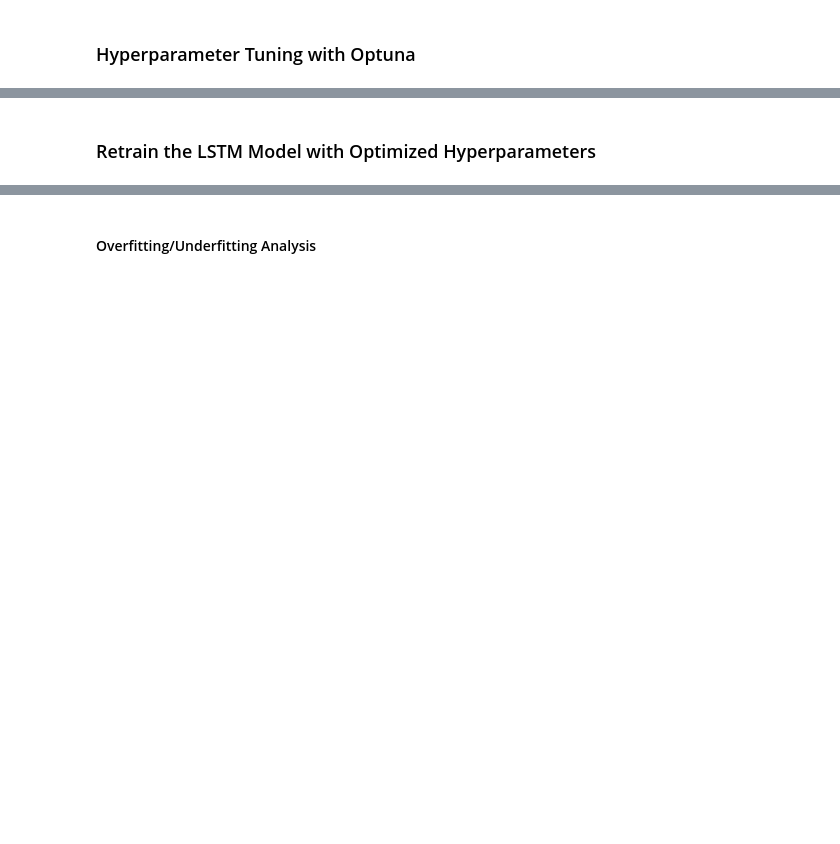
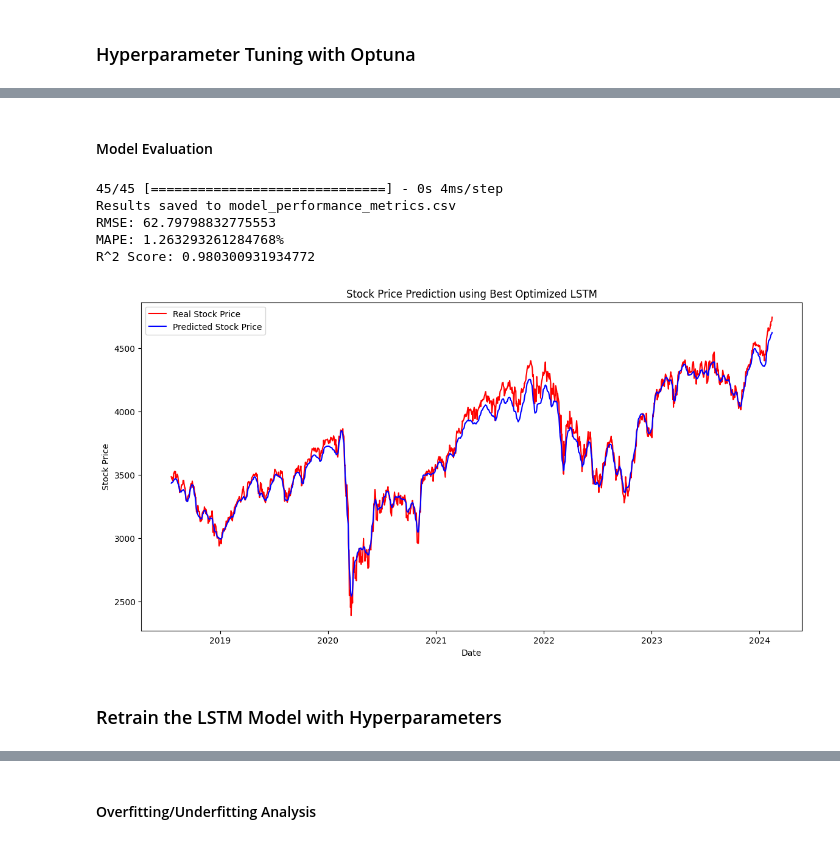
Before and after one commit to Fabio-Poli/CCT-Thesis-Project, a Jupyter notebook: Project_Code/Project Sep 2024.ipynb, the cells around one changed output, grey strips where cells are left out. Saved outputs shown, nothing was run; the diff lists cells and outputs as text; code cells hidden in the pictures; blank space fills up the shorter version.

```diff
--- a/Project_Code/Project Sep 2024.ipynb
+++ b/Project_Code/Project Sep 2024.ipynb
@@ -2153,3 +2516,73 @@ plt.show()
+# %% [markdown]
+#### Model Evaluation
+# %%
+# Load the best model
+best_model_path = 'best_model.h5'
+best_model = load_model(best_model_path)
+
+# Make predictions on the test set using the best model
+predicted_stock_price = best_model.predict(X_test).flatten()
+
+# Reshape the predictions for inverse transformation
+dummy_features = np.zeros((predicted_stock_price.shape[0], 1))
+dummy_features[:, 0] = predicted_stock_price
+
+# Inverse transform the dummy array to get the predictions back to their original scale
+predicted_stock_price = scaler_series.inverse_transform(dummy_features).flatten()
+
+# Convert the real stock price (y_test) back to its original scale
+real_stock_price_series = scaler_series.inverse_transform(y_test.reshape(-1, 1)).flatten()
+
+# Ensure `test` dataframe is defined to have the index for plotting
+# Assuming `test` was derived from the original dataset
+test = dataset_knn_pandas.iloc[train_size + look_back + 1:]  # Adjust to match the slicing in the code
+
+# Adjust lengths to match
+min_length = min(len(test.index), len(real_stock_price_series))
+
+# Truncate both arrays to the minimum length
+test_index_aligned = test.index[:min_length]
+real_stock_price_series = real_stock_price_series[:min_length]
+predicted_stock_price = predicted_stock_price[:min_length]
+
+# Calculate the evaluation metrics
+rmse = sqrt(mean_squared_error(real_stock_price_series, predicted_stock_price))
+mape = np.mean(np.abs((real_stock_price_series - predicted_stock_price) / real_stock_price_series)) * 100
+r2 = r2_score(real_stock_price_series, predicted_stock_price)
+
+# Prepare the results DataFrame
+results_df = pd.DataFrame({
+    'RMSE': [rmse],
+    'MAPE': [mape],
+    'R2': [r2]
+})
+
+# Save the results to a CSV file
+results_filename = 'model_performance_metrics.csv'
+results_df.to_csv(results_filename, index=False)
+print(f"Results saved to {results_filename}")
+
+# Print the results
+print(f"RMSE: {rmse}")
+print(f"MAPE: {mape}%")
+print(f"R^2 Score: {r2}")
+
+# Plotting the results with Date Index
+plt.figure(figsize=(14,7))
+plt.plot(test_index_aligned, real_stock_price_series, color='red', label='Real Stock Price')
+plt.plot(test_index_aligned, predicted_stock_price, color='blue', label='Predicted Stock Price')
+plt.title('Stock Price Prediction using Best Optimized LSTM')
+plt.xlabel('Date')
+plt.ylabel('Stock Price')
+plt.legend()
+plt.show()
+# %% [output]
+45/45 [==============================] - 0s 4ms/step
+Results saved to model_performance_metrics.csv
+RMSE: 62.79798832775553
+MAPE: 1.263293261284768%
+R^2 Score: 0.980300931934772
+[figure, added]
 # %% [markdown]
-### Retrain the LSTM Model with Optimized Hyperparameters
+### Retrain the LSTM Model with Hyperparameters
 # %%
```
Also changed, not shown: parts of 36 cells of this notebook.
